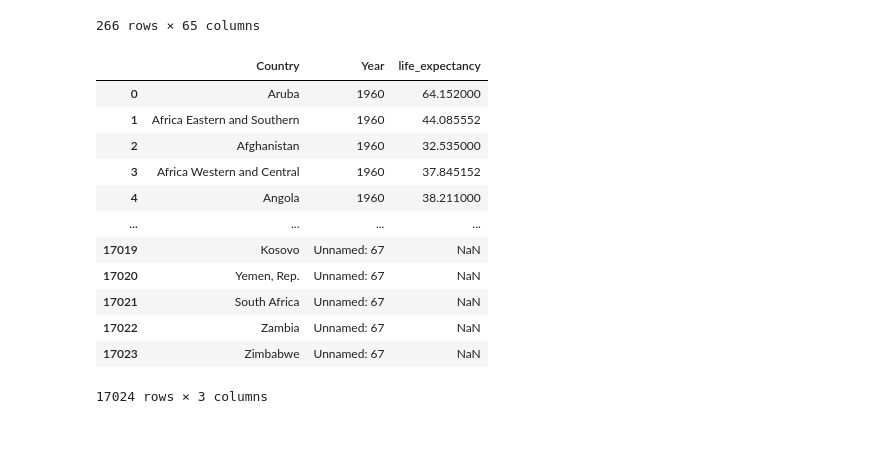
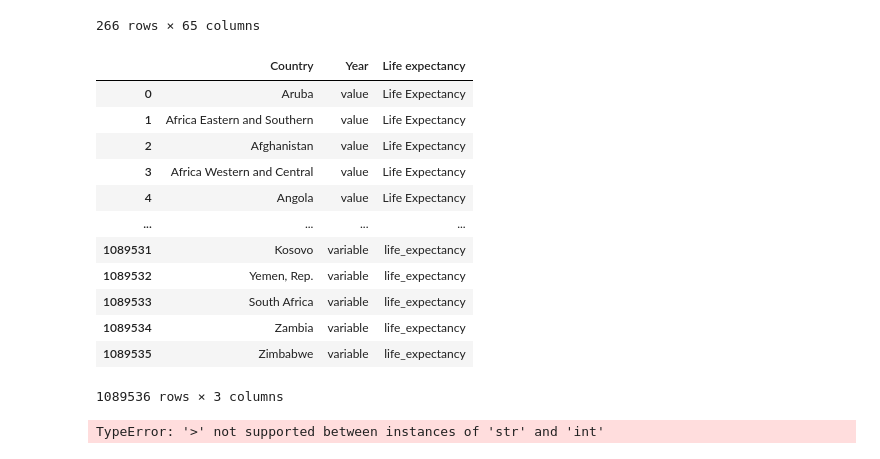
Before and after one commit to nss-data-science-cohort-7/un-exploration-shanks-t, a Jupyter notebook: notebooks/UN_Data_Exploration.ipynb, the cells around one changed output. Drawn from its saved outputs; the diff is of its cells as text; code cells hidden in the pictures.

```diff
--- a/notebooks/UN_Data_Exploration.ipynb
+++ b/notebooks/UN_Data_Exploration.ipynb
@@ -171,21 +171,29 @@ life_expectancy
 # %%
 id_vars = ['Country']
 
 value_vars = life_expectancy.columns.difference(id_vars).tolist()
 
-life_expectancy = life_expectancy.melt(id_vars=id_vars, value_vars=value_vars, var_name='Year', value_name='life_expectancy')
-life_expectancy
+life_expectancy_long = life_expectancy.melt(id_vars=id_vars, value_vars=[str(i) for i in range[1960, 2022]], var_name='Year', value_name='Life expectancy')
+life_expectancy_long
 # %% [output]
-|  | Country | Year | life_expectancy |
-| 0 | Aruba | 1960 | 64.152000 |
-| 1 | Africa Eastern and Southern | 1960 | 44.085552 |
-| 2 | Afghanistan | 1960 | 32.535000 |
-| 3 | Africa Western and Central | 1960 | 37.845152 |
-| 4 | Angola | 1960 | 38.211000 |
+|  | Country | Year | Life expectancy |
+| 0 | Aruba | value | Life Expectancy |
+| 1 | Africa Eastern and Southern | value | Life Expectancy |
+| 2 | Afghanistan | value | Life Expectancy |
+| 3 | Africa Western and Central | value | Life Expectancy |
+| 4 | Angola | value | Life Expectancy |
 | ... | ... | ... | ... |
-| 17019 | Kosovo | Unnamed: 67 | NaN |
-| 17020 | Yemen, Rep. | Unnamed: 67 | NaN |
-| 17021 | South Africa | Unnamed: 67 | NaN |
-| 17022 | Zambia | Unnamed: 67 | NaN |
-| 17023 | Zimbabwe | Unnamed: 67 | NaN |
+| 1089531 | Kosovo | variable | life_expectancy |
+| 1089532 | Yemen, Rep. | variable | life_expectancy |
+| 1089533 | South Africa | variable | life_expectancy |
+| 1089534 | Zambia | variable | life_expectancy |
+| 1089535 | Zimbabwe | variable | life_expectancy |
-17024 rows × 3 columns
+1089536 rows × 3 columns
+# %%
+threshold_age = 80
+
+filtered_80_life_expectancy_df = life_expectancy[life_expectancy['Life Expectancy'] > threshold_age]
+
+filtered_80_life_expectancy_df.sort_values(by=['Year', 'Life Expectancy'], ascending=[True, True]).first()
+# %% [output]
+TypeError: '>' not supported between instances of 'str' and 'int'
```
